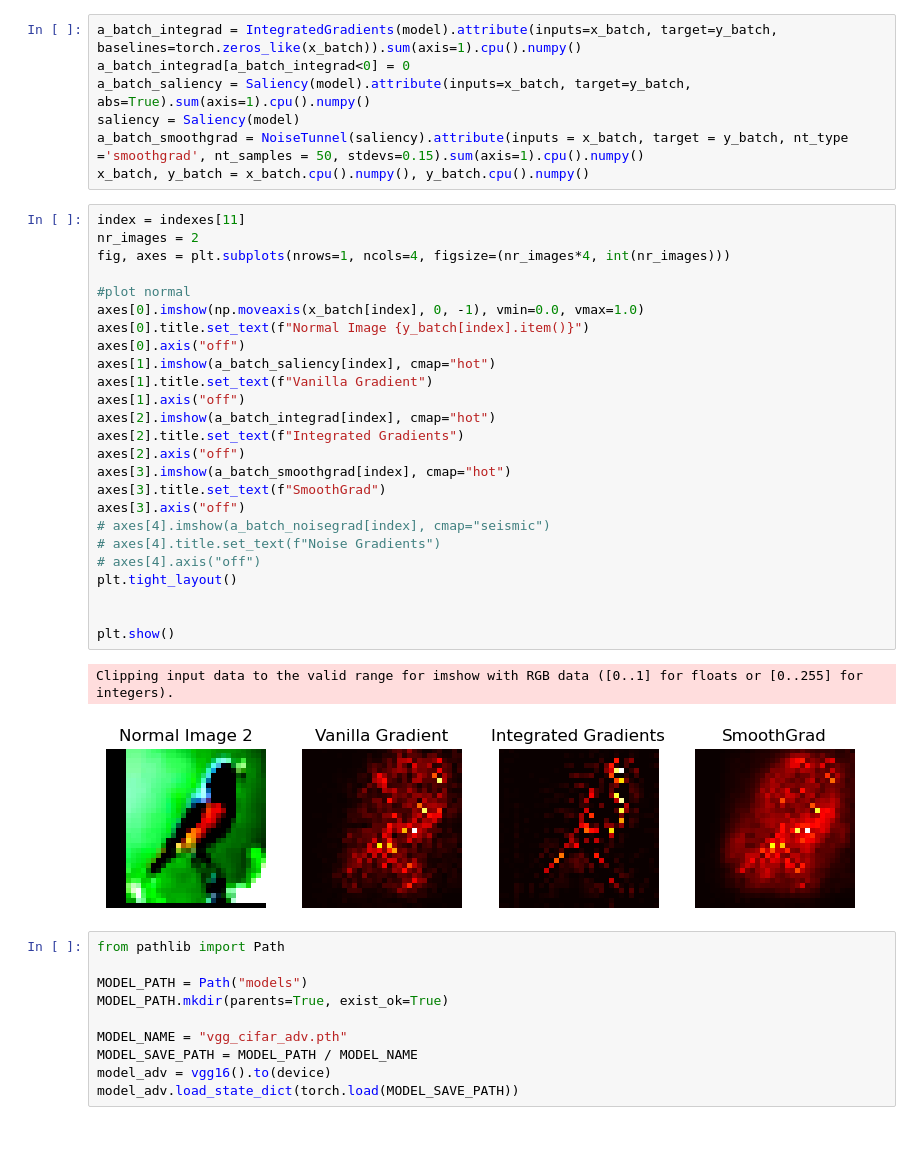
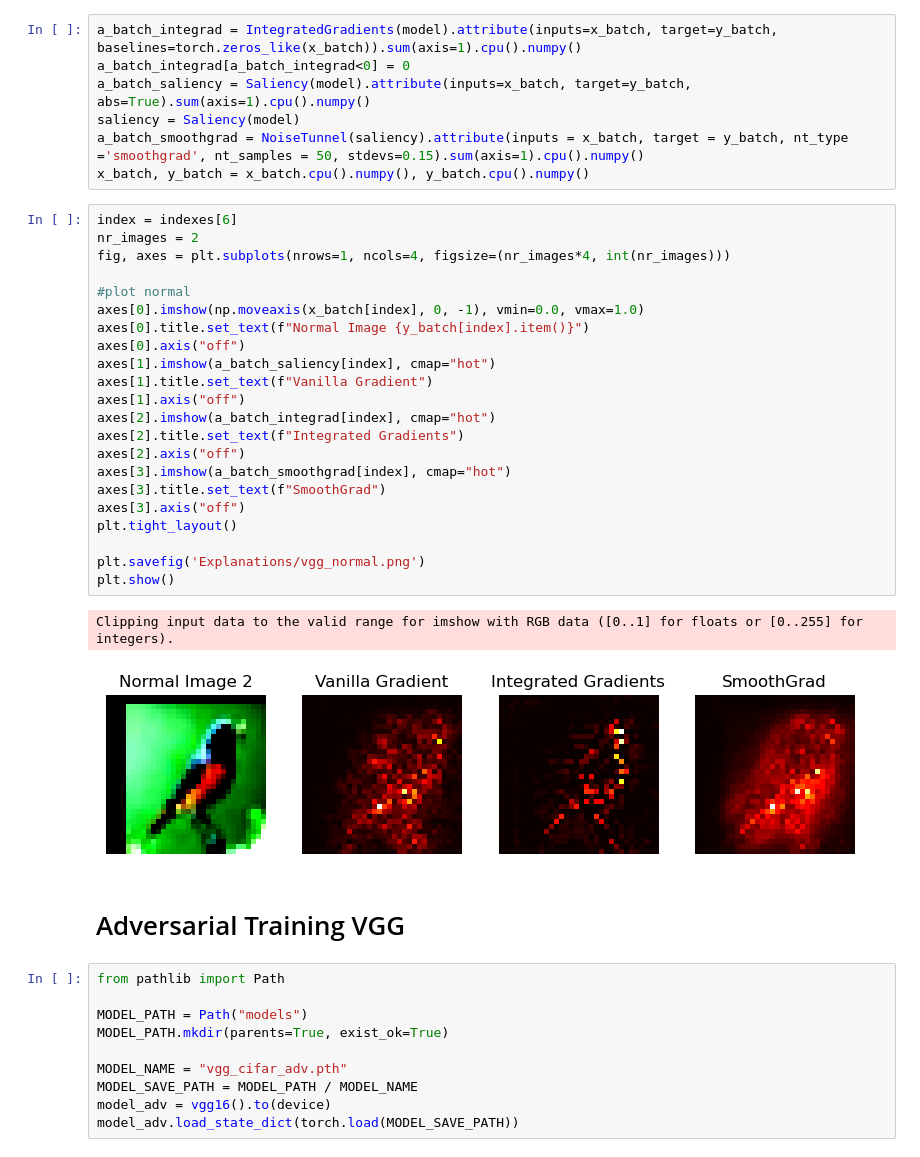
Before and after one commit to sanishsuwal7/ExplainableAI, a Jupyter notebook: vgg_saliency.ipynb, the cells around one changed output. Saved outputs shown, nothing was run; the diff lists cells and outputs as text.

```diff
--- a/vgg_saliency.ipynb
+++ b/vgg_saliency.ipynb
@@ -192,33 +201,32 @@ saliency = Saliency(model)
 a_batch_smoothgrad = NoiseTunnel(saliency).attribute(inputs = x_batch, target = y_batch, nt_type ='smoothgrad', nt_samples = 50, stdevs=0.15).sum(axis=1).cpu().numpy()
 x_batch, y_batch = x_batch.cpu().numpy(), y_batch.cpu().numpy()
 # %%
-index = indexes[11]
+index = indexes[6]
 nr_images = 2
 fig, axes = plt.subplots(nrows=1, ncols=4, figsize=(nr_images*4, int(nr_images)))
 
 #plot normal
 axes[0].imshow(np.moveaxis(x_batch[index], 0, -1), vmin=0.0, vmax=1.0)
 axes[0].title.set_text(f"Normal Image {y_batch[index].item()}")
 axes[0].axis("off")
 axes[1].imshow(a_batch_saliency[index], cmap="hot")
 axes[1].title.set_text(f"Vanilla Gradient")
 axes[1].axis("off")
 axes[2].imshow(a_batch_integrad[index], cmap="hot")
 axes[2].title.set_text(f"Integrated Gradients")
 axes[2].axis("off")
 axes[3].imshow(a_batch_smoothgrad[index], cmap="hot")
 axes[3].title.set_text(f"SmoothGrad")
 axes[3].axis("off")
-# axes[4].imshow(a_batch_noisegrad[index], cmap="seismic")
-# axes[4].title.set_text(f"Noise Gradients")
-# axes[4].axis("off")
 plt.tight_layout()
 
-
+plt.savefig('Explanations/vgg_normal.png')
 plt.show()
 # %% [output]
 Clipping input data to the valid range for imshow with RGB data ([0..1] for floats or [0..255] for integers).
-[figure, old version]
+[figure, new version]
+# %% [markdown]
+# Adversarial Training VGG
 # %%
 from pathlib import Path
 
```
Also changed, not shown: parts of 91 cells of this notebook, 8 other files.
